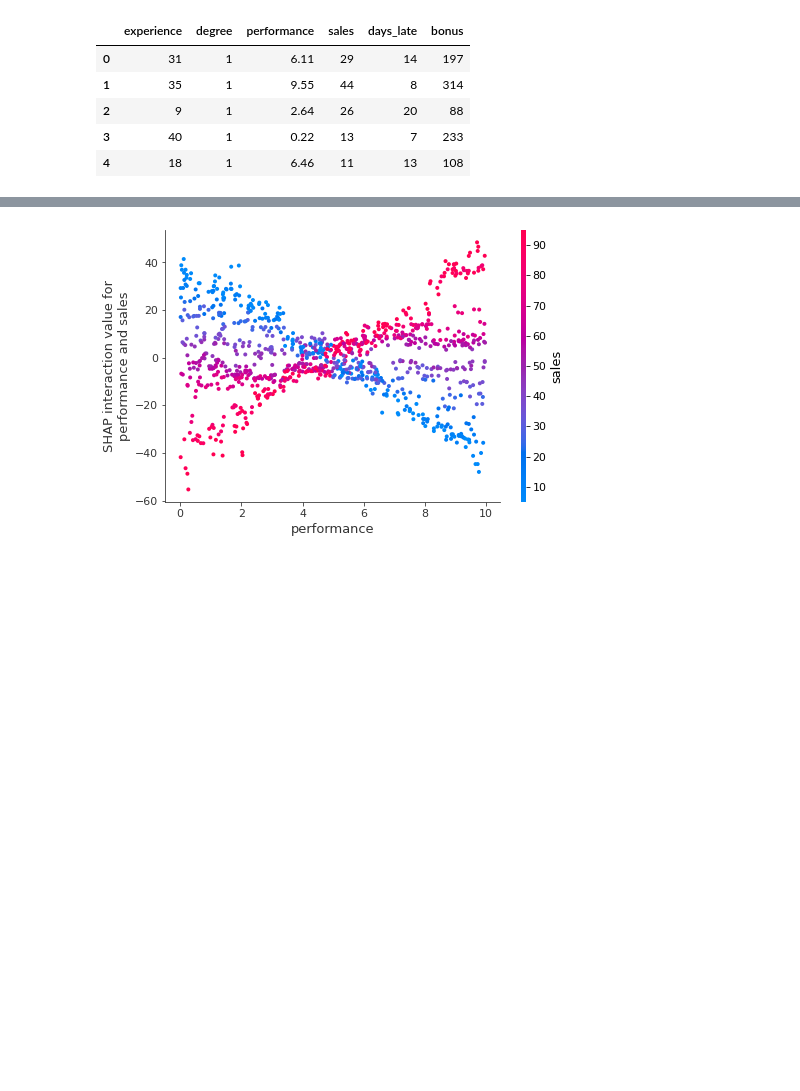
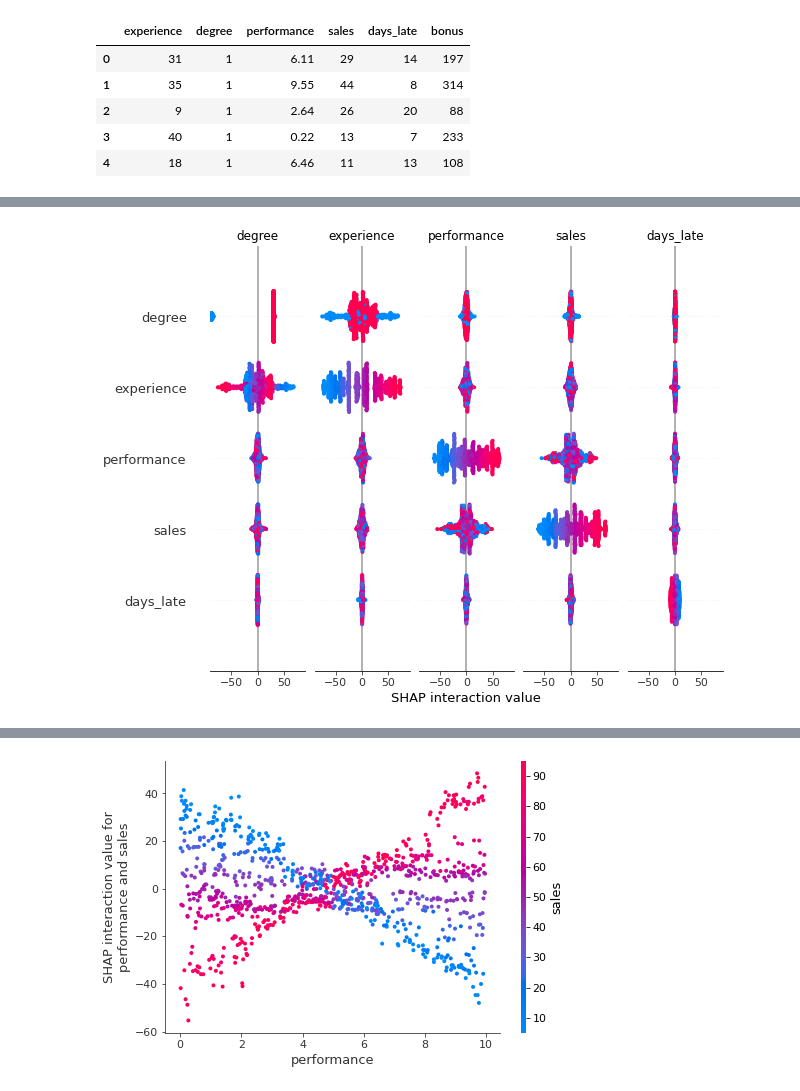
Before and after one commit to conorosully/medium-articles, a Jupyter notebook: src/shap_interaction.ipynb, the cells around one changed output, grey strips where cells are left out. Saved outputs shown, nothing was run; the diff lists cells and outputs as text; code cells hidden in the pictures; blank space fills up the shorter version.

```diff
--- a/src/shap_interaction.ipynb
+++ b/src/shap_interaction.ipynb
@@ -111,0 +107,7 @@ shap.dependence_plot(
+# %%
+#Display summary plot
+shap.summary_plot(shap_interaction, X,show=False)
+
+plt.savefig(path.format('summary.png'),dpi=200,bbox_inches='tight')
+# %% [output]
+[figure, added]
```
Also changed, not shown: parts of 24 cells of this notebook, 2 other files.
